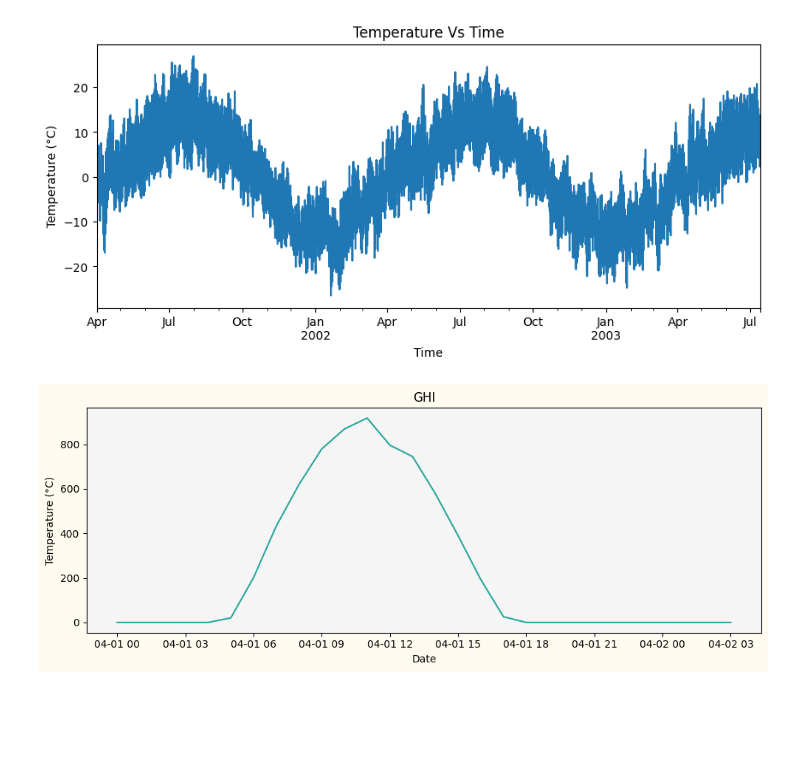
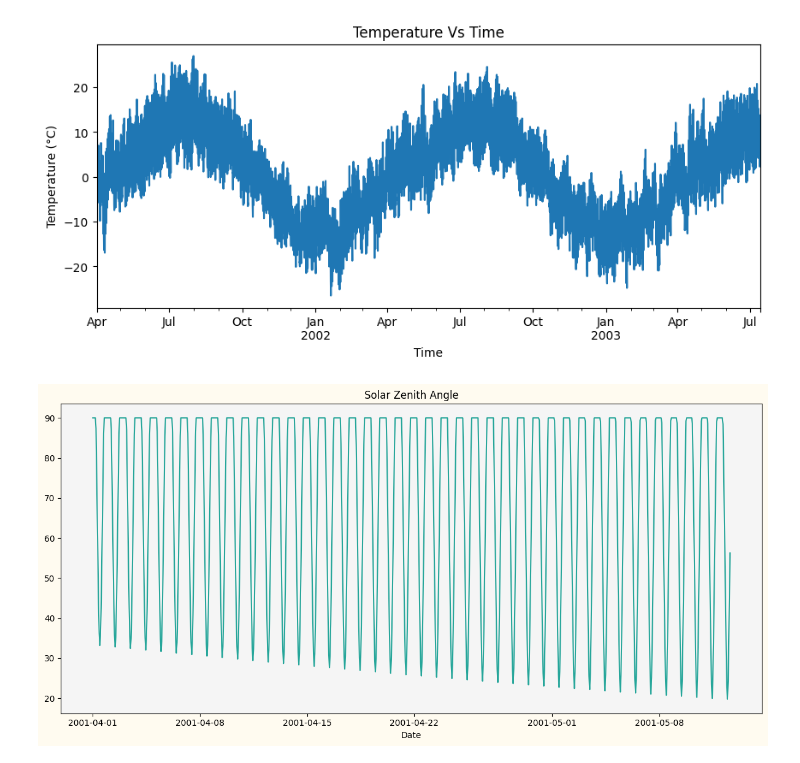
Before and after one commit to fairuznawar122/Solar-Radiation-Forecast, a Jupyter notebook: Graphs.ipynb, the cells around one changed output. Saved outputs shown, nothing was run; the diff lists cells and outputs as text; code cells hidden in the pictures; blank space fills up the shorter version.

```diff
--- a/Graphs.ipynb
+++ b/Graphs.ipynb
@@ -173,18 +173 @@ df
 204504 rows × 13 columns
-# %%
-# 1) If you’ve already mangled your index, dump it back to a column:
-df = df.reset_index(drop=True)
-
-# 2) Make sure your datetime column is actual Timestamps
-df['datetime'] = pd.to_datetime(df['datetime'])
-
-# 3) Set that column as your new index
-df = df.set_index('datetime', drop=True)
-
-# 4) Now inspect
-print(df.index)   # should show a DatetimeIndex spanning 2001-04-01 … 2024-07-30
-
-# 5) And plot
-df['T2M'].plot(figsize=(10,4), marker='o', title='Temperature over Time')
-plt.ylabel('T2M (°C)')
-plt.show()
@@ -212,33 +181,33 @@ plt.show()
 # %%
 import matplotlib.pyplot as plt
 
 # Grab just the first 100 rows (assuming datetime‐indexed df)
-df_slice = df.head()
-
+df_slice = df.head(1000)
+df_slice = df_slice.set_index('datetime', drop=True)
 # 1) Create figure & axes, set their backgrounds
 fig, ax = plt.subplots(
-    figsize=(10,4),
+    figsize=(12,6),
     facecolor='#fffbf0'            # background of the entire figure
 )
 ax.set_facecolor('whitesmoke')       # background of the plotting area
 
 # 2) Plot your line + markers with custom colors
 ax.plot(
     df_slice.index,
-    df_slice['GHI'],
+    df_slice['SZA'],
     color='#26a69a',                     # line color
     markerfacecolor='blue',          # fill color of markers
     markeredgecolor='navy',          # edge color of markers
     linestyle='-'
 )
 
 # 3) Labels & title
 ax.set_xlabel('Date')
-ax.set_ylabel('Temperature (°C)')
-ax.set_title('GHI')
+# ax.set_ylabel('Temperature (°C)')
+ax.set_title('Solar Zenith Angle')
 
 # 4) Tidy up
 plt.tight_layout()
 plt.show()
 # %% [output]
-[figure, old version]
+[figure, new version]
```
Also changed, not shown: parts of 3 cells of this notebook.
